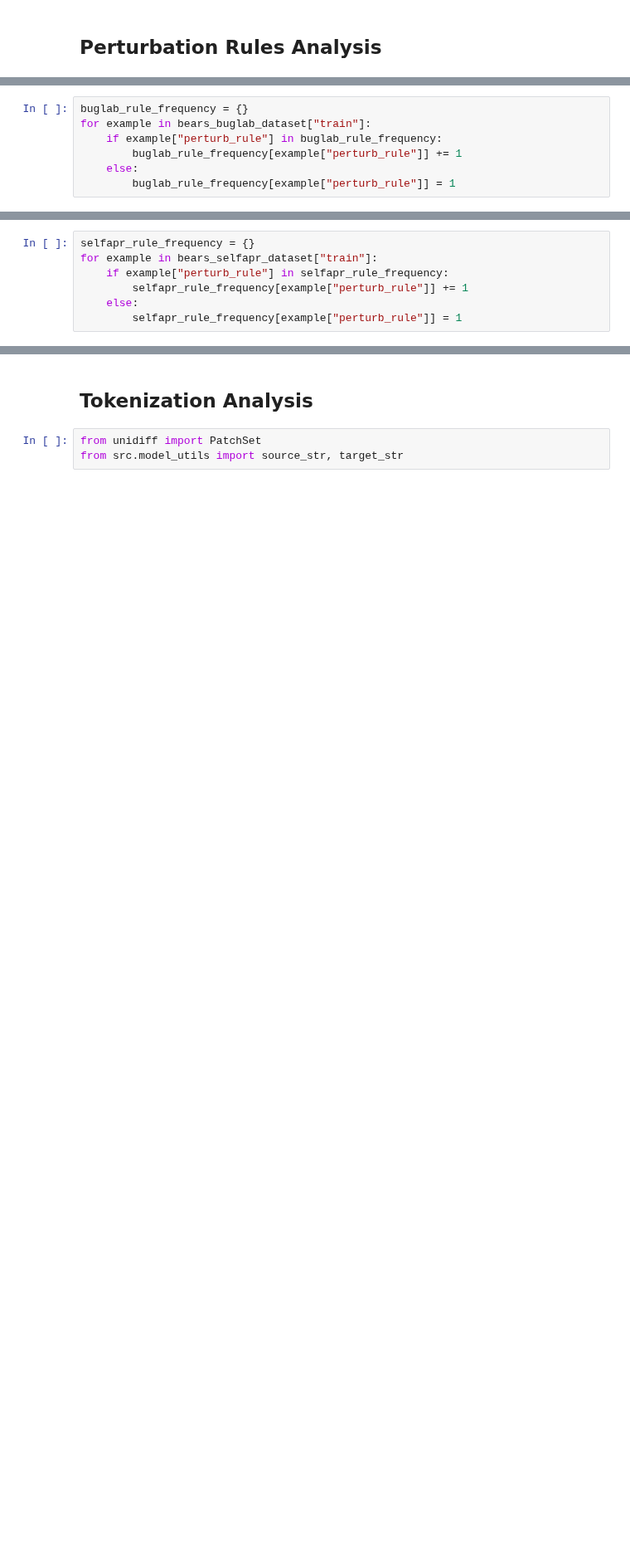
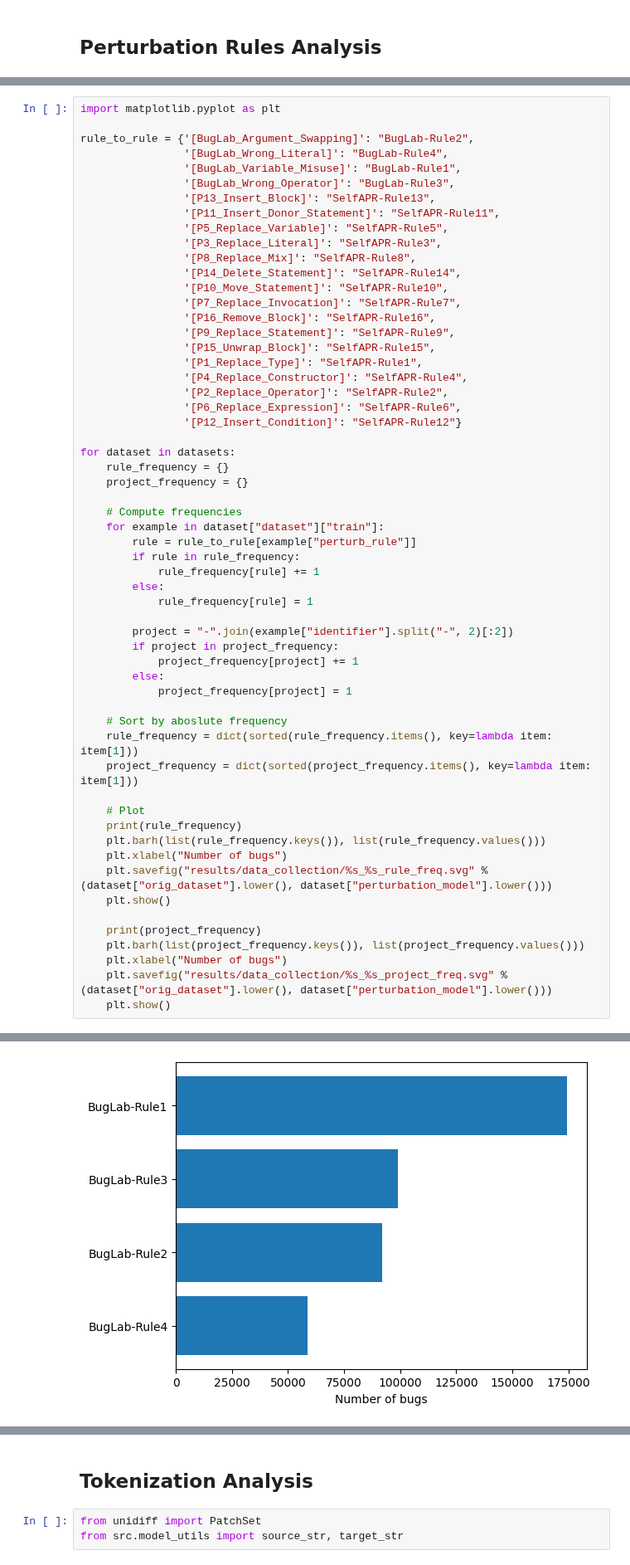
Before and after one commit to andre15silva/mufin, a Jupyter notebook: dataset_analysis.ipynb, the cells around one changed output, grey strips where cells are left out. Shown at 83% size. Cells and saved outputs as stored; diff of their text form; blank space fills up the shorter version.

Commit message:
update results

```diff
--- a/dataset_analysis.ipynb
+++ b/dataset_analysis.ipynb
@@ -82,7 +48,0 @@ plt.show()
-# %%
-buglab_rule_frequency = {}
-for example in bears_buglab_dataset["train"]:
-    if example["perturb_rule"] in buglab_rule_frequency:
-        buglab_rule_frequency[example["perturb_rule"]] += 1
-    else:
-        buglab_rule_frequency[example["perturb_rule"]] = 1
@@ -97,7 +48,0 @@ plt.show()
-# %%
-selfapr_rule_frequency = {}
-for example in bears_selfapr_dataset["train"]:
-    if example["perturb_rule"] in selfapr_rule_frequency:
-        selfapr_rule_frequency[example["perturb_rule"]] += 1
-    else:
-        selfapr_rule_frequency[example["perturb_rule"]] = 1
@@ -111,0 +49,59 @@ plt.show()
+# %%
+import matplotlib.pyplot as plt
+
+rule_to_rule = {'[BugLab_Argument_Swapping]': "BugLab-Rule2",
+                '[BugLab_Wrong_Literal]': "BugLab-Rule4",
+                '[BugLab_Variable_Misuse]': "BugLab-Rule1",
+                '[BugLab_Wrong_Operator]': "BugLab-Rule3",
+                '[P13_Insert_Block]': "SelfAPR-Rule13",
+                '[P11_Insert_Donor_Statement]': "SelfAPR-Rule11",
+                '[P5_Replace_Variable]': "SelfAPR-Rule5",
+                '[P3_Replace_Literal]': "SelfAPR-Rule3",
+                '[P8_Replace_Mix]': "SelfAPR-Rule8",
+                '[P14_Delete_Statement]': "SelfAPR-Rule14",
+                '[P10_Move_Statement]': "SelfAPR-Rule10",
+                '[P7_Replace_Invocation]': "SelfAPR-Rule7",
+                '[P16_Remove_Block]': "SelfAPR-Rule16",
+                '[P9_Replace_Statement]': "SelfAPR-Rule9",
+                '[P15_Unwrap_Block]': "SelfAPR-Rule15",
+                '[P1_Replace_Type]': "SelfAPR-Rule1",
+                '[P4_Replace_Constructor]': "SelfAPR-Rule4",
+                '[P2_Replace_Operator]': "SelfAPR-Rule2",
+                '[P6_Replace_Expression]': "SelfAPR-Rule6",
+                '[P12_Insert_Condition]': "SelfAPR-Rule12"}
+
+for dataset in datasets:
+    rule_frequency = {}
+    project_frequency = {}
+
+    # Compute frequencies
+    for example in dataset["dataset"]["train"]:
+        rule = rule_to_rule[example["perturb_rule"]]
+        if rule in rule_frequency:
+            rule_frequency[rule] += 1
+        else:
+            rule_frequency[rule] = 1
+
+        project = "-".join(example["identifier"].split("-", 2)[:2])
+        if project in project_frequency:
+            project_frequency[project] += 1
+        else:
+            project_frequency[project] = 1
+
+    # Sort by aboslute frequency
+    rule_frequency = dict(sorted(rule_frequency.items(), key=lambda item: item[1]))
+    project_frequency = dict(sorted(project_frequency.items(), key=lambda item: item[1]))
+
+    # Plot
+    print(rule_frequency)
+    plt.barh(list(rule_frequency.keys()), list(rule_frequency.values()))
+    plt.xlabel("Number of bugs")
+    plt.savefig("results/data_collection/%s_%s_rule_freq.svg" % (dataset["orig_dataset"].lower(), dataset["perturbation_model"].lower()))
+    plt.show()
+
+    print(project_frequency)
+    plt.barh(list(project_frequency.keys()), list(project_frequency.values()))
+    plt.xlabel("Number of bugs")
+    plt.savefig("results/data_collection/%s_%s_project_freq.svg" % (dataset["orig_dataset"].lower(), dataset["perturbation_model"].lower()))
+    plt.show()
+# %% [output]
@@ -111,0 +109 @@ plt.show()
+[figure, added]
```
Also changed, not shown: parts of 15 cells of this notebook, 9 other files.
